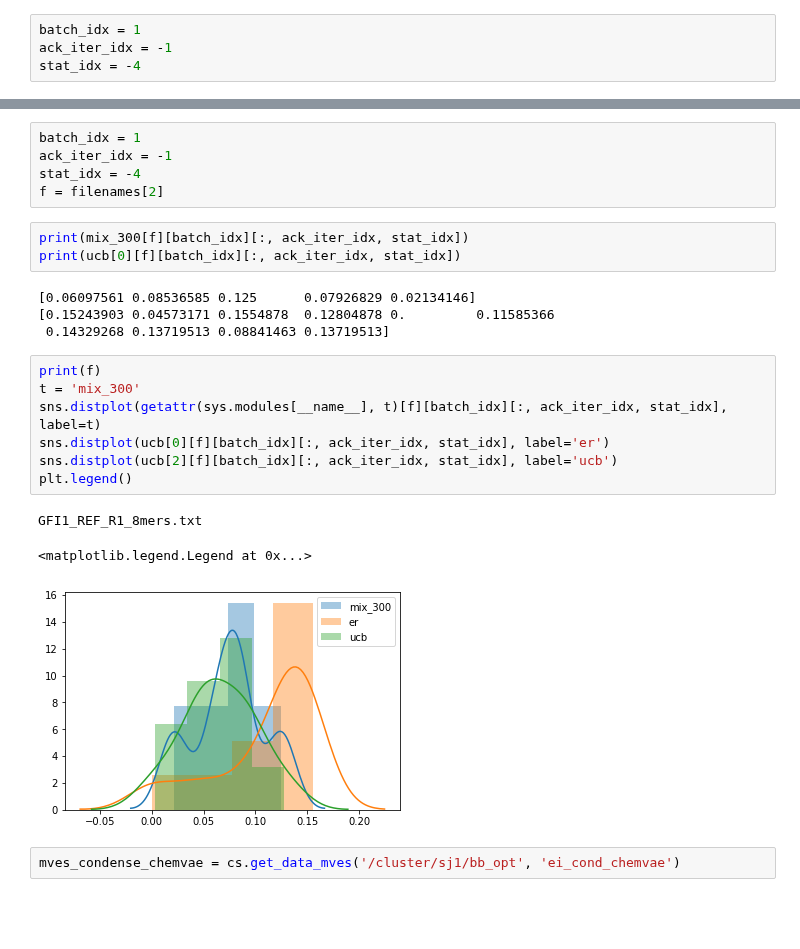
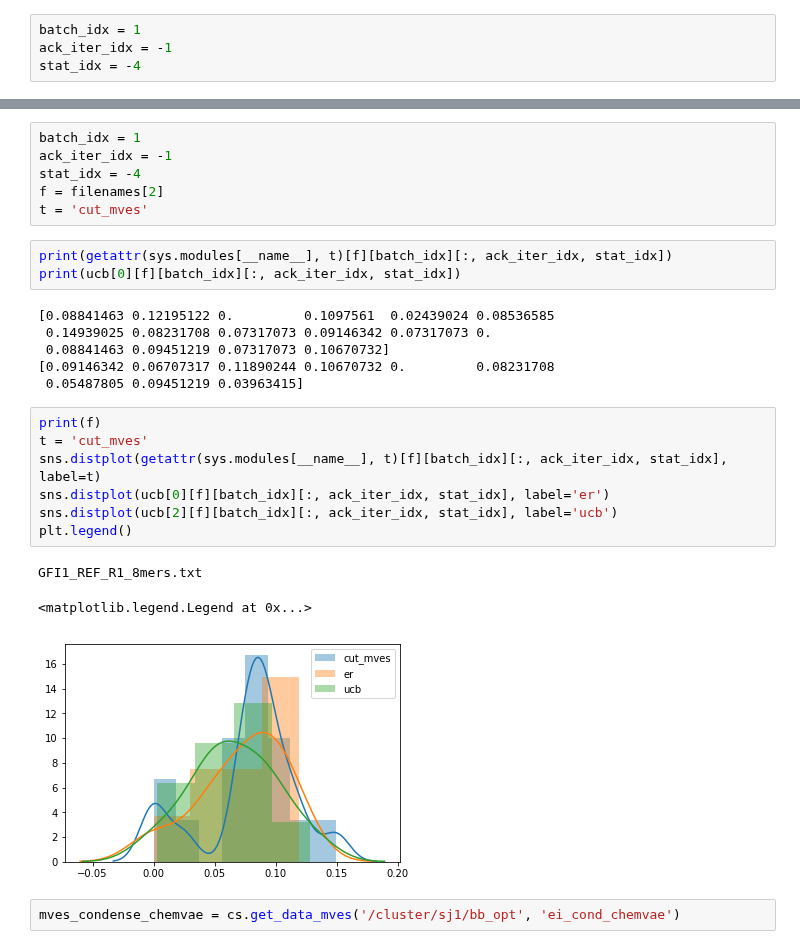
Before and after one commit to tmfs10/bb-opt, a Jupyter notebook: notebooks_sid/results_viz.ipynb, the cells around one changed output, grey strips where cells are left out. Drawn from its saved outputs; the diff is of its cells as text; blank space fills up the shorter version.

```diff
--- a/notebooks_sid/results_viz.ipynb
+++ b/notebooks_sid/results_viz.ipynb
@@ -228,24 +150,27 @@ batch_idx = 1
 ack_iter_idx = -1
 stat_idx = -4
 f = filenames[2]
+t = 'cut_mves'
 # %%
-print(mix_300[f][batch_idx][:, ack_iter_idx, stat_idx])
+print(getattr(sys.modules[__name__], t)[f][batch_idx][:, ack_iter_idx, stat_idx])
 print(ucb[0][f][batch_idx][:, ack_iter_idx, stat_idx])
 # %% [output]
-[0.06097561 0.08536585 0.125      0.07926829 0.02134146]
-[0.15243903 0.04573171 0.1554878  0.12804878 0.         0.11585366
- 0.14329268 0.13719513 0.08841463 0.13719513]
+[0.08841463 0.12195122 0.         0.1097561  0.02439024 0.08536585
+ 0.14939025 0.08231708 0.07317073 0.09146342 0.07317073 0.
+ 0.08841463 0.09451219 0.07317073 0.10670732]
+[0.09146342 0.06707317 0.11890244 0.10670732 0.         0.08231708
+ 0.05487805 0.09451219 0.03963415]
 # %%
 print(f)
-t = 'mix_300'
+t = 'cut_mves'
 sns.distplot(getattr(sys.modules[__name__], t)[f][batch_idx][:, ack_iter_idx, stat_idx], label=t)
 sns.distplot(ucb[0][f][batch_idx][:, ack_iter_idx, stat_idx], label='er')
 sns.distplot(ucb[2][f][batch_idx][:, ack_iter_idx, stat_idx], label='ucb')
 plt.legend()
 # %% [output]
 GFI1_REF_R1_8mers.txt
 <matplotlib.legend.Legend at 0x...>
-[figure, old version]
+[figure, new version]
 # %%
 mves_condense_chemvae = cs.get_data_mves('/cluster/sj1/bb_opt', 'ei_cond_chemvae')
 # %% [output]
```
Also changed, not shown: parts of 15 cells of this notebook, 5 other files.
